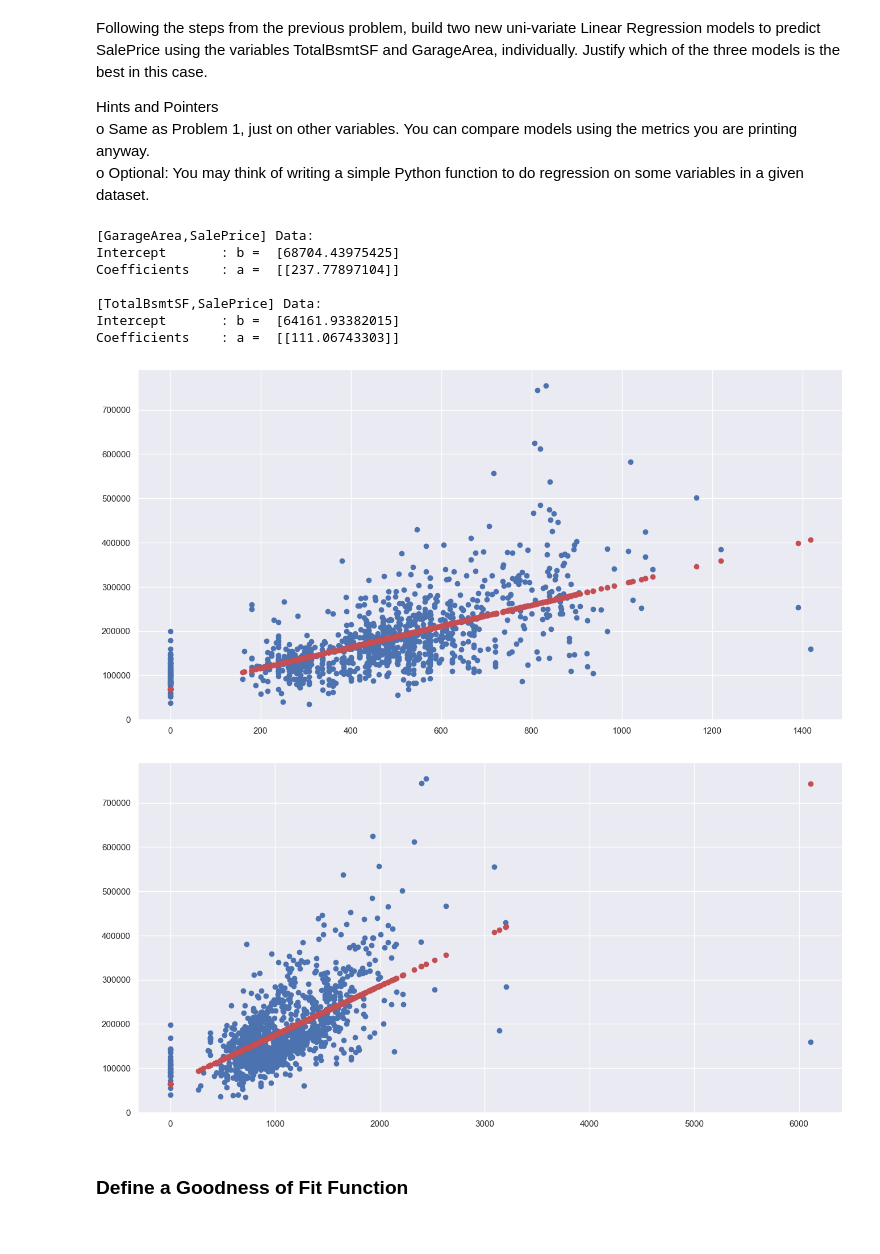
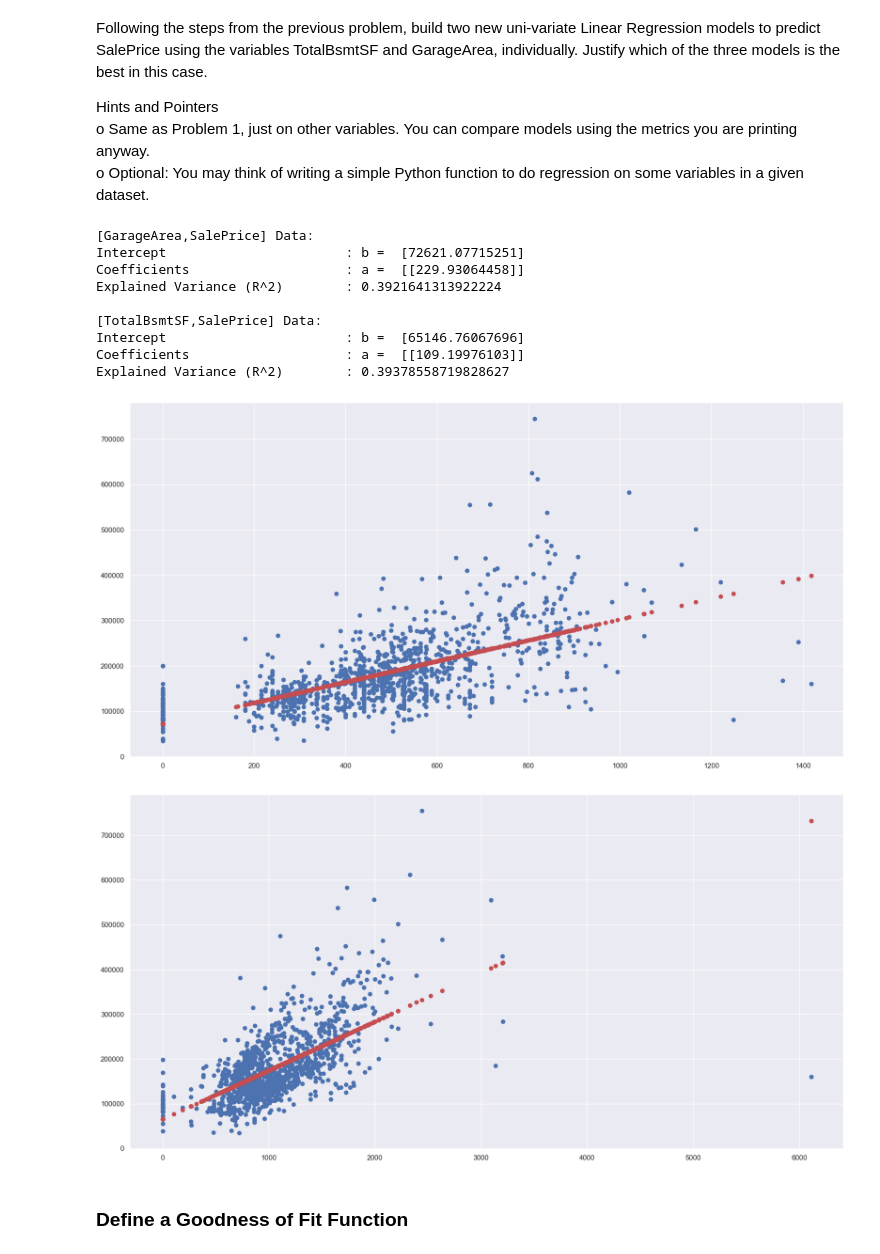
Before and after one commit to isaacchunn/data-science-and-ai, a Jupyter notebook: Lab 4/Exercise4_solution.ipynb, the cells around one changed output. Drawn from its saved outputs; the diff is of its cells as text; code cells hidden in the pictures.

```diff
--- a/Lab 4/Exercise4_solution.ipynb
+++ b/Lab 4/Exercise4_solution.ipynb
@@ -260,54 +293,63 @@ def calcRegression(predictor, response, testSize = 0.2, solidLine = False):
 
     #Get the appropriate data from train and put them in DF!
     #Check if the inputs are valid
-    try:
-        predictorDF = pd.DataFrame(trainData[predictor])
-        responseDF = pd.DataFrame(trainData[response])
-    except KeyError as e:
-         print("The inputs ({0},{1}), to calculate regression are invalid!".format(predictor,response))
-         return
+    if (predictor is None or response is None):
+        print("Invalid input into regression function")
+        return
 
     #Split the Dataset into Train and Test
-    X_train, X_test, y_train, y_test = train_test_split(predictorDF,responseDF, test_size = testSize)
+    X_train, X_test, y_train, y_test = train_test_split(predictor,response, test_size = testSize)
 
     #Then calculate the linear regression using train data
     linreg = LinearRegression();
     linreg.fit(X_train, y_train);
 
     #Print Coefficients of the Linear Regression line
-    print("[{0},{1}] Data:".format(predictor, response))
-    print("Intercept \t: b = ", linreg.intercept_)
-    print("Coefficients \t: a = ",linreg.coef_)
+    print("Intercept \t\t\t: b = ", linreg.intercept_)
+    print("Coefficients \t\t\t: a = ",linreg.coef_)
+
+    explainedVariance = linreg.score(X_train, y_train)
+    # Explained Variance (R^2)
+    print("Explained Variance (R^2) \t:", explainedVariance)
 
     #Predict the values corresponding to the predictor
     y_train_pred = linreg.predict(X_train)
     y_test_pred = linreg.predict(X_test)
 
     #Plot the regression line
-    f = plt.figure(figsize = (16,8))
+    f = plt.figure(figsize = (20,10))
     plt.scatter(X_train, y_train)
     if solidLine:
         plt.plot(X_train,y_train_pred,'r-', linewidth = 2)
     else:
         plt.scatter(X_train, y_train_pred, color = "r")
     print()
 
     #Then return a tuple of the predictions
-    return (y_test, y_train_pred, y_test_pred)
+    return (y_test, y_train_pred, y_test_pred, explainedVariance)
 
 
-garageAreaPricePred = calcRegression("GarageArea", "SalePrice")
-totalBsmtSFPricePred = calcRegression("TotalBsmtSF", "SalePrice")
+garageArea = pd.DataFrame(trainData["GarageArea"])
+totalBsmtSF = pd.DataFrame(trainData["TotalBsmtSF"])
+#Calculate the regression values of the two other variables "GarageArea" and "SalePrice"
+
+print("[{0},{1}] Data:".format("GarageArea", "SalePrice"))
+garageAreaPricePred = calcRegression(garageArea,salePrice)
+
+print("[{0},{1}] Data:".format("TotalBsmtSF", "SalePrice"))
+totalBsmtSFPricePred = calcRegression(totalBsmtSF, salePrice)
 # %% [output]
 [GarageArea,SalePrice] Data:
-Intercept       : b =  [68704.43975425]
-Coefficients    : a =  [[237.77897104]]
+Intercept                       : b =  [72621.07715251]
+Coefficients                    : a =  [[229.93064458]]
+Explained Variance (R^2)        : 0.3921641313922224
 
 [TotalBsmtSF,SalePrice] Data:
-Intercept       : b =  [64161.93382015]
-Coefficients    : a =  [[111.06743303]]
+Intercept                       : b =  [65146.76067696]
+Coefficients                    : a =  [[109.19976103]]
+Explained Variance (R^2)        : 0.39378558719828627
-[figure, old version]
+[figure, new version]
-[figure, old version]
+[figure, new version]
 # %% [markdown]
 ### Define a Goodness of Fit Function
 # %%
```
Also changed, not shown: parts of 14 cells of this notebook.
